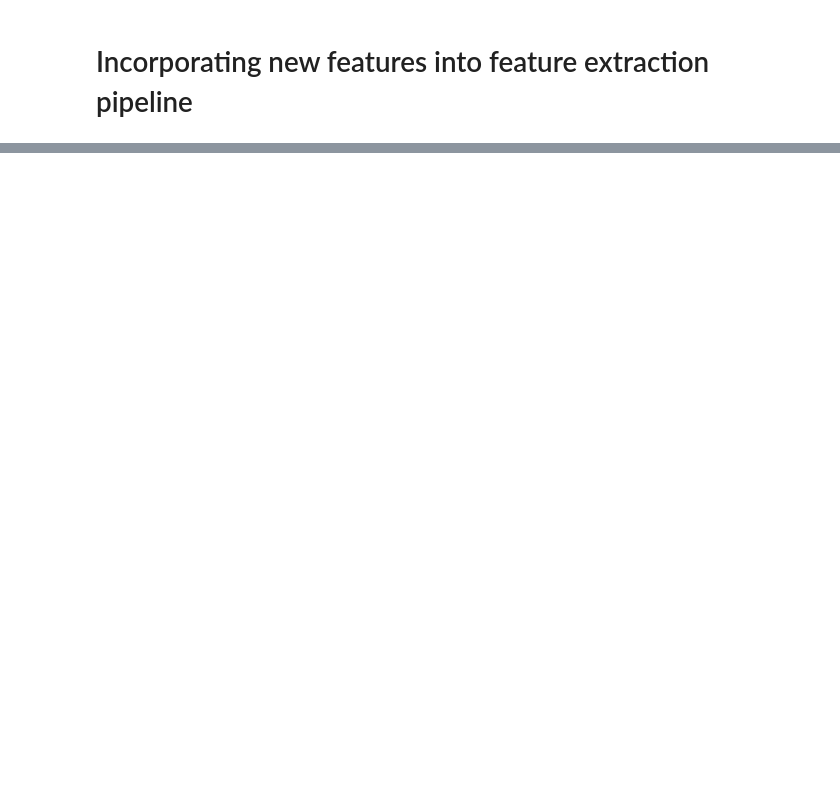
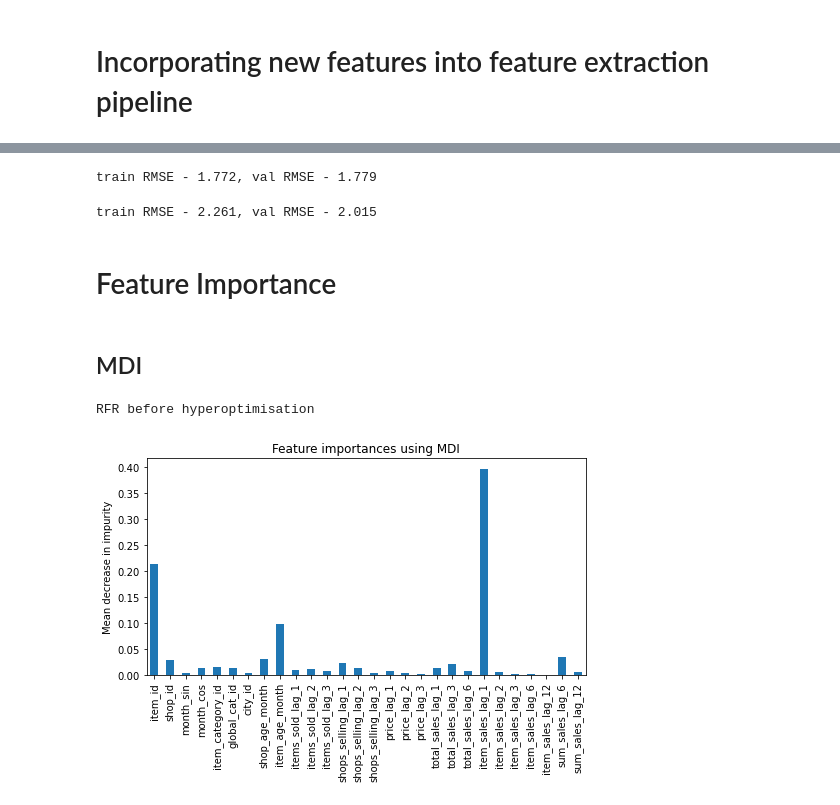
Before and after one commit to masha-mcr/DS_practice, a Jupyter notebook: future_sales_prediction/notebooks/3. Advanced modeling.ipynb, the cells around one changed output, grey strips where cells are left out. Drawn from its saved outputs; the diff is of its cells as text; code cells hidden in the pictures; blank space fills up the shorter version.

Commit message:
[DS-3] Finished error analysis

```diff
--- a/future_sales_prediction/notebooks/3. Advanced modeling.ipynb
+++ b/future_sales_prediction/notebooks/3. Advanced modeling.ipynb
@@ -220,0 +330,3 @@ train.head()
+# %%
+def x_y_split(df, target):
+    return df.drop(target, axis=1), df[target]
@@ -220,0 +356,51 @@ train.head()
+# %%
+def fit_eval_model(model, t_x, t_y, v_x, v_y):
+    model.fit(t_x, t_y.ravel( ))
+    train_pred = target_trasformer.inverse_transform(model.predict(t_x))
+    train_rmse = mean_squared_error(train_y, train_pred, squared=False)
+    val_pred = target_trasformer.inverse_transform(model.predict(v_x))
+    val_rmse = mean_squared_error(val_y, val_pred, squared=False)
+    print(f'train RMSE - {np.round(train_rmse, 3)}, val RMSE - {np.round(val_rmse,3)}')
+    return model
+# %%
+rfr = fit_eval_model(RandomForestRegressor(n_jobs=-1, random_state=1001, max_depth=15), t_x, t_y, v_x, v_y)
+# %% [output]
+train RMSE - 1.772, val RMSE - 1.779
+# %%
+xgbr = fit_eval_model(XGBRegressor(n_jobs=-1, random_state=1001, max_depth=4), t_x, t_y, v_x, v_y)
+# %% [output]
+train RMSE - 2.261, val RMSE - 2.015
+# %% [markdown]
+# Feature Importance
+# %%
+from sklearn.inspection import permutation_importance
+
+def impurity_decrease_importance(model, col_names):
+    importances = model.feature_importances_
+    importances = pd.Series(importances, index=col_names)
+    fig, ax = plt.subplots()
+    fig.set_size_inches(7, 5)
+    importances.plot.bar(ax=ax)
+    ax.set_title("Feature importances using MDI")
+    ax.set_ylabel("Mean decrease in impurity")
+    fig.tight_layout()
+    return model.feature_importances_
+
+def permute_importance(model, val_x, val_y):
+    r = permutation_importance(model, val_x, val_y,
+                            n_repeats=30,
+                            random_state=1001)
+    fig, ax = plt.subplots()
+    fig.set_size_inches(7, 5)
+    pd.Series(r.importances_mean, index=val_x.columns).plot.bar(yerr=r.importances_std, ax=ax)
+    ax.set_title("Feature importances using Permutations")
+    fig.tight_layout()
+    return r.importances_mean
+# %% [markdown]
+## MDI
+# %%
+print('RFR before hyperoptimisation')
+impurity_decrease_importance(rfr, t_x.columns);
+# %% [output]
+RFR before hyperoptimisation
+[figure, added]
```
Also changed, not shown: parts of 104 cells of this notebook.
